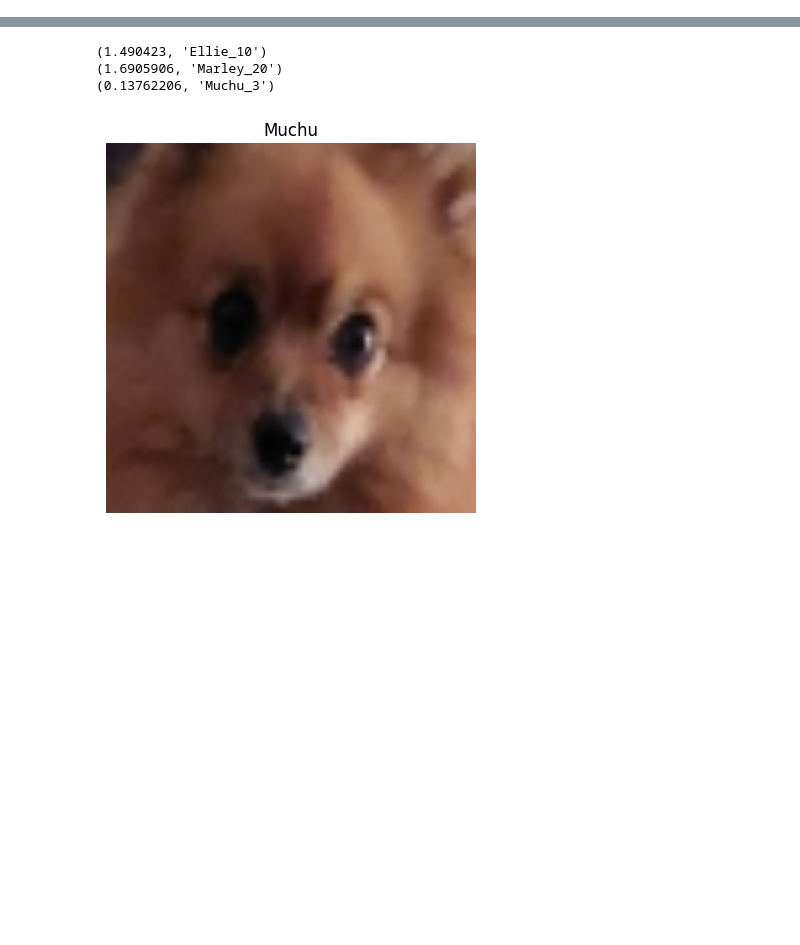
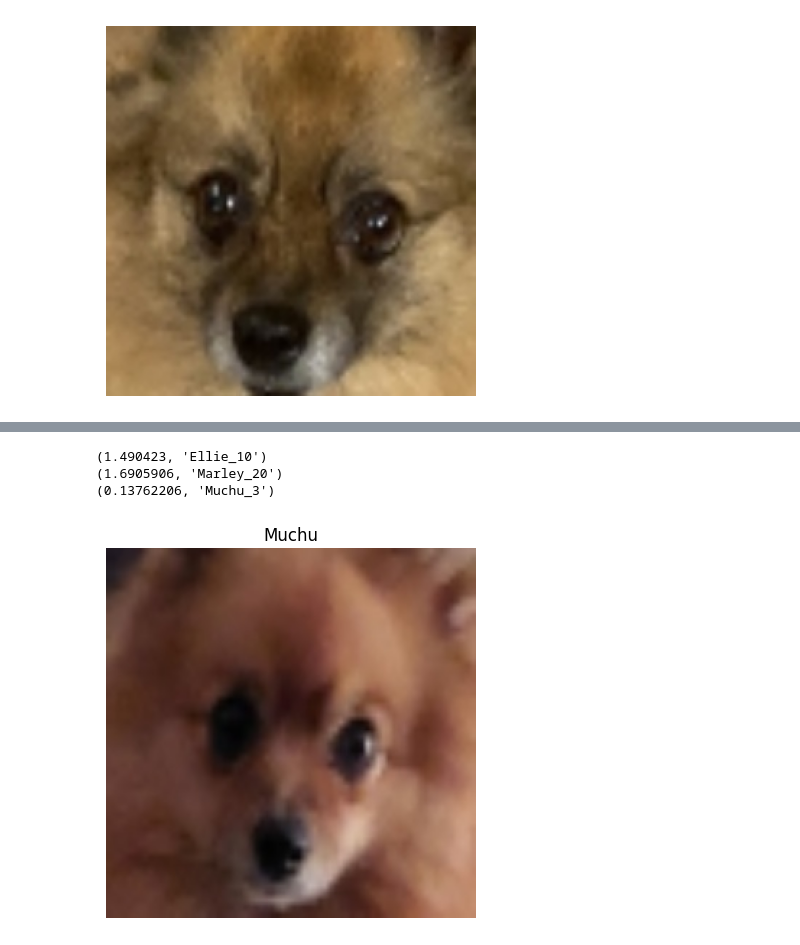
Before and after one commit to BenjaminVierstraete2/Facial_Recognition_dogdoor, a Jupyter notebook: FaceRecognition/TrainFaceRecognition.ipynb, the cells around one changed output, grey strips where cells are left out. Cells and saved outputs as stored; diff of their text form; code cells hidden in the pictures; blank space fills up the shorter version.

```diff
--- a/FaceRecognition/TrainFaceRecognition.ipynb
+++ b/FaceRecognition/TrainFaceRecognition.ipynb
@@ -135,4 +175,27 @@ Trainable params: 5,871,600
 Non-trainable params: 4,544
 __________________________________________________________________________________________________
 None
+# %%
+#----------------------UTILS----------------------#
+
+#load images
+def load_images(filenames):
+    h,w,c = imgSize
+    images = []
+    for image in filenames:
+        img = cv2.imread(image)
+        img = cv2.resize(img, (h,w))
+        img = cv2.cvtColor(img, cv2.COLOR_BGR2RGB)
+        img = img/255.0
+        images.append(img)
+    images = np.array(images)
+    return images
+
+#show 1 image
+img = load_images([X[0]])
+plt.imshow(img[0])
+plt.axis('off')
+plt.show()
+# %% [output]
+[figure, added]
 # %%
```
Also changed, not shown: parts of 11 cells of this notebook, 14 other files.
